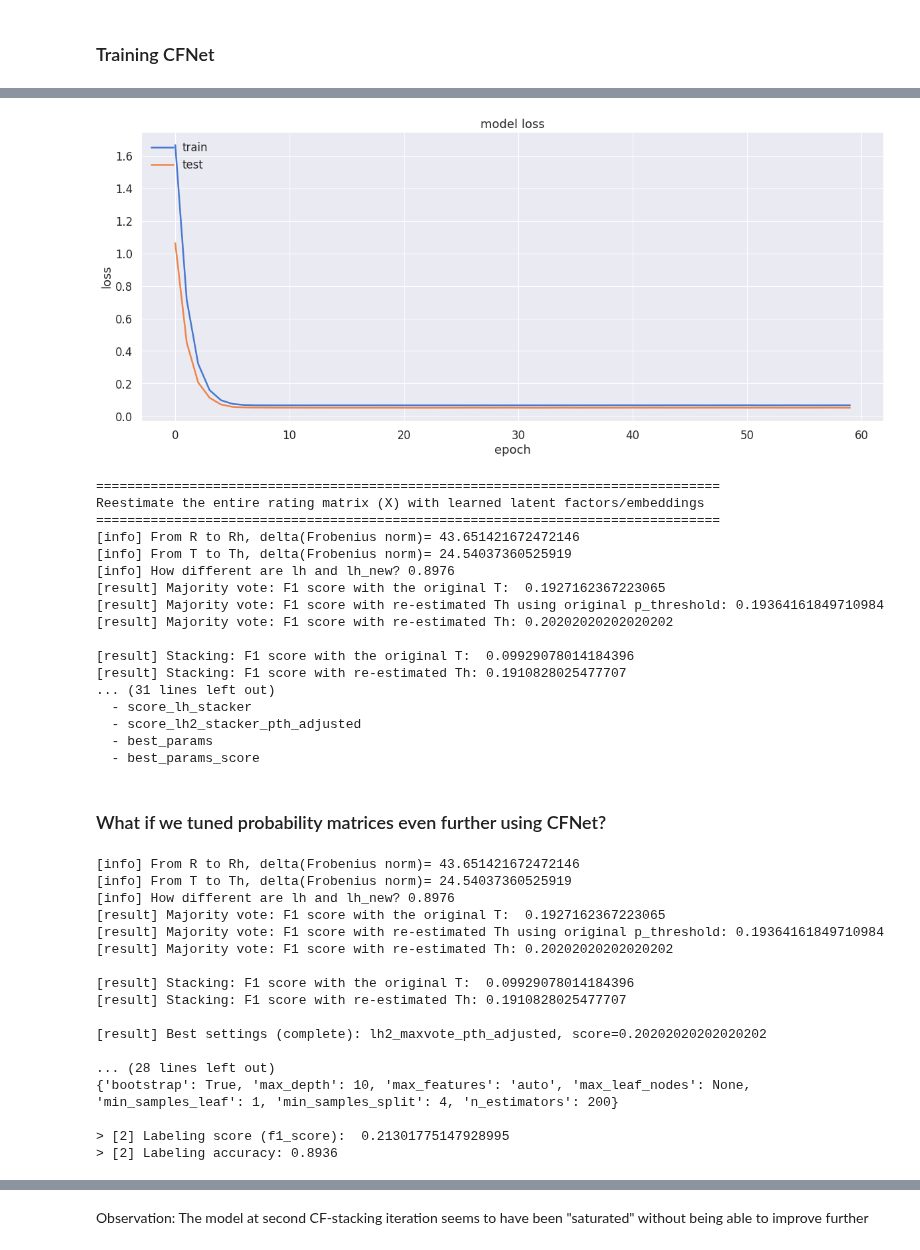
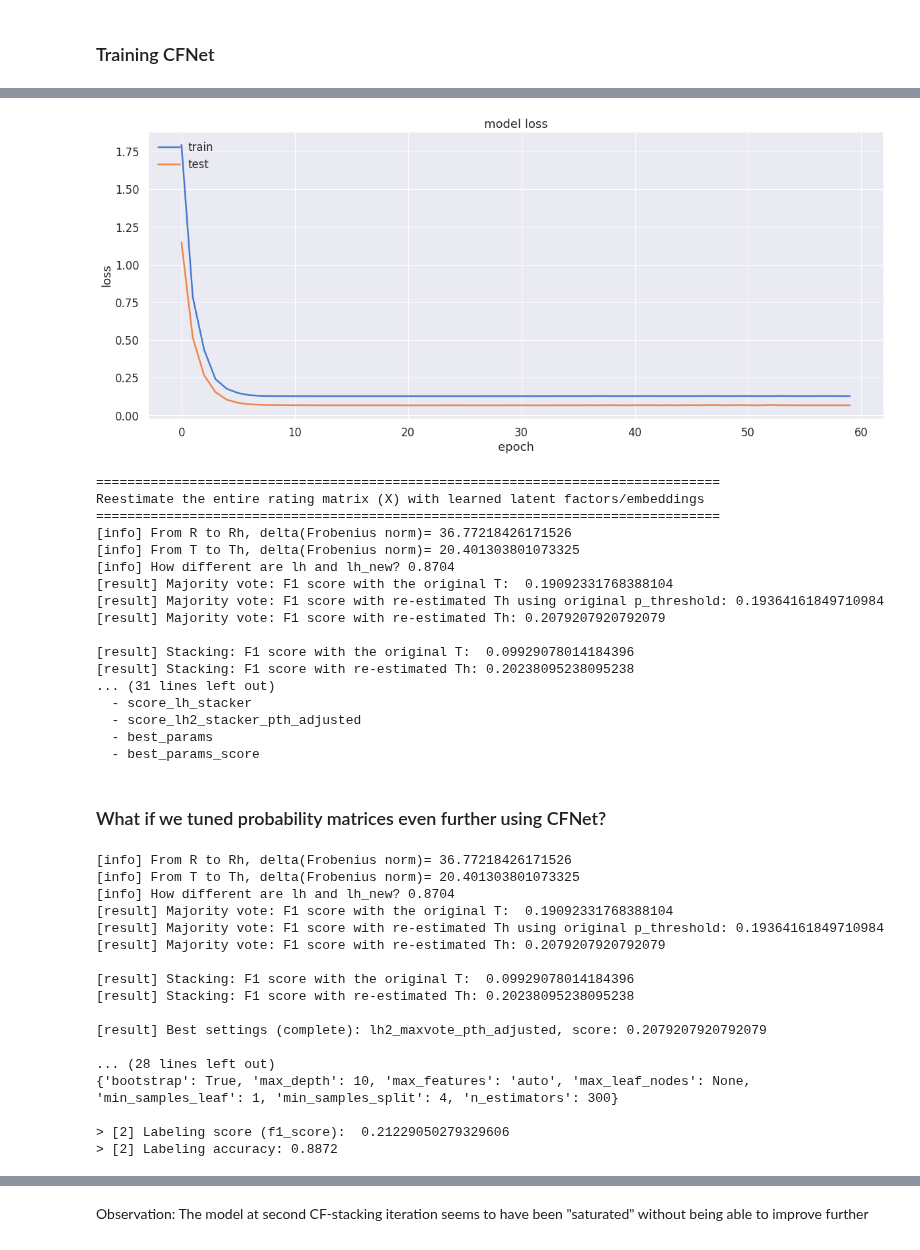
Before and after one commit to pleiadian53/cf_ensemble, a Jupyter notebook: Demo-CF-Stacking-part4.ipynb, the cells around one changed output, grey strips where cells are left out. Drawn from its saved outputs; the diff is of its cells as text; code cells hidden in the pictures.

```diff
--- a/Demo-CF-Stacking-part4.ipynb
+++ b/Demo-CF-Stacking-part4.ipynb
@@ -384,7 +385,7 @@ cf_model = cm.training_pipeline(input_model=(cf_model, loss_fn),
                                 conf_measure=conf_measure,
                                 policy_threshold=policy_threshold,
 
-                                conf_type='Cw', # default sparse confidence matrix (Cn)
+                                conf_type='Cn', # default sparse confidence matrix (Cn)
                                 target_type=target_type,
 
                                 fold_number=fold_number)
@@ -409,4 +410,4 @@ Epoch 60/60
-[figure, old version]
+[figure, new version]
 # %%
 Pc, _ = pmodel.color_matrix(X, L, p_th=p_threshold)
 y_colors = pmodel.verify_colors(Pc)
@@ -425,15 +426,15 @@ reestimated = analyzer(L_test, unreliable_only=True, verbose=2)
 ================================================================================
 Reestimate the entire rating matrix (X) with learned latent factors/embeddings
 ================================================================================
-[info] From R to Rh, delta(Frobenius norm)= 43.651421672472146
-[info] From T to Th, delta(Frobenius norm)= 24.54037360525919
-[info] How different are lh and lh_new? 0.8976
-[result] Majority vote: F1 score with the original T:  0.1927162367223065
+[info] From R to Rh, delta(Frobenius norm)= 36.77218426171526
+[info] From T to Th, delta(Frobenius norm)= 20.401303801073325
+[info] How different are lh and lh_new? 0.8704
+[result] Majority vote: F1 score with the original T:  0.19092331768388104
 [result] Majority vote: F1 score with re-estimated Th using original p_threshold: 0.19364161849710984
-[result] Majority vote: F1 score with re-estimated Th: 0.20202020202020202
+[result] Majority vote: F1 score with re-estimated Th: 0.2079207920792079
 
 [result] Stacking: F1 score with the original T:  0.09929078014184396
-[result] Stacking: F1 score with re-estimated Th: 0.1910828025477707
+[result] Stacking: F1 score with re-estimated Th: 0.20238095238095238
 ... (31 lines left out)
   - score_lh_stacker
   - score_lh2_stacker_pth_adjusted
@@ -467,23 +468,23 @@ print(f"> [2] Labeling accuracy: {acc_stacking}")
 L2 = np.hstack((L_train, lh2))
 X2 = np.hstack((R2, T2))
 # %% [output]
-[info] From R to Rh, delta(Frobenius norm)= 43.651421672472146
-[info] From T to Th, delta(Frobenius norm)= 24.54037360525919
-[info] How different are lh and lh_new? 0.8976
-[result] Majority vote: F1 score with the original T:  0.1927162367223065
+[info] From R to Rh, delta(Frobenius norm)= 36.77218426171526
+[info] From T to Th, delta(Frobenius norm)= 20.401303801073325
+[info] How different are lh and lh_new? 0.8704
+[result] Majority vote: F1 score with the original T:  0.19092331768388104
 [result] Majority vote: F1 score with re-estimated Th using original p_threshold: 0.19364161849710984
-[result] Majority vote: F1 score with re-estimated Th: 0.20202020202020202
+[result] Majority vote: F1 score with re-estimated Th: 0.2079207920792079
 
 [result] Stacking: F1 score with the original T:  0.09929078014184396
-[result] Stacking: F1 score with re-estimated Th: 0.1910828025477707
+[result] Stacking: F1 score with re-estimated Th: 0.20238095238095238
 
-[result] Best settings (complete): lh2_maxvote_pth_adjusted, score=0.20202020202020202
+[result] Best settings (complete): lh2_maxvote_pth_adjusted, score: 0.2079207920792079
 
 ... (28 lines left out)
-{'bootstrap': True, 'max_depth': 10, 'max_features': 'auto', 'max_leaf_nodes': None, 'min_samples_leaf': 1, 'min_samples_split': 4, 'n_estimators': 200}
+{'bootstrap': True, 'max_depth': 10, 'max_features': 'auto', 'max_leaf_nodes': None, 'min_samples_leaf': 1, 'min_samples_split': 4, 'n_estimators': 300}
 
-> [2] Labeling score (f1_score):  0.21301775147928995
-> [2] Labeling accuracy: 0.8936
+> [2] Labeling score (f1_score):  0.21229050279329606
+> [2] Labeling accuracy: 0.8872
 # %%
 from common import f_score
 
```
Also changed, not shown: parts of 7 cells of this notebook, 1 other file.
